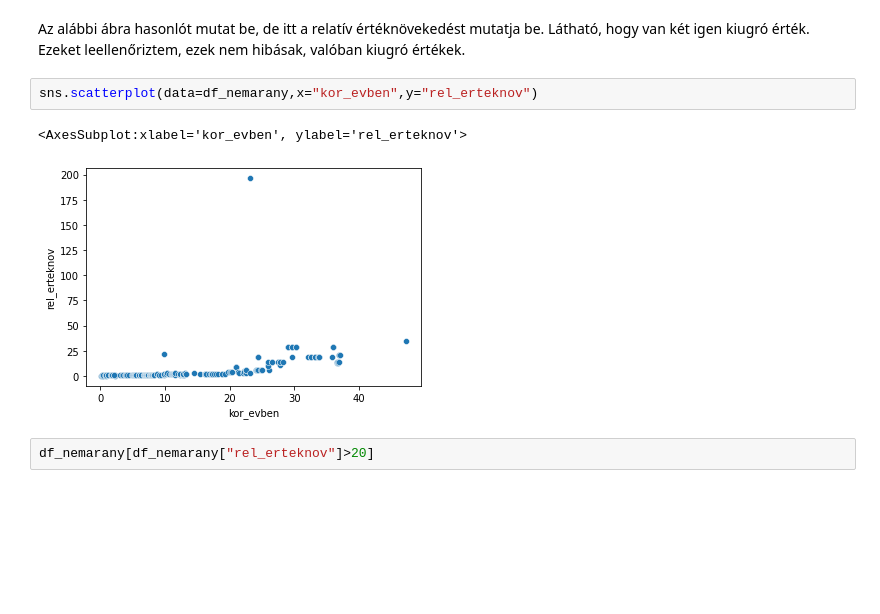
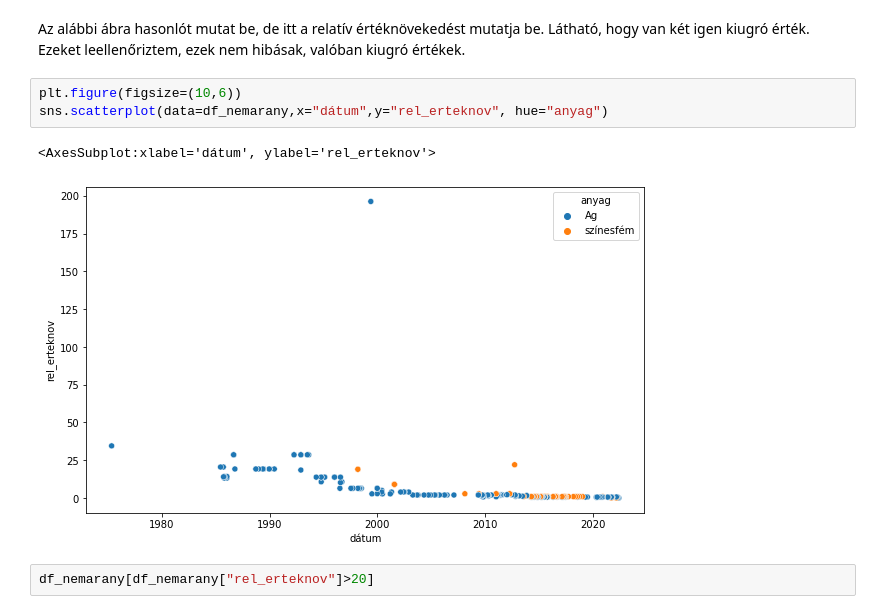
Before and after one commit to nmtks/penzvero_scrape, a Jupyter notebook: penzvero scrape adatvizu.ipynb, the cells around one changed output. Drawn from its saved outputs; the diff is of its cells as text; blank space fills up the shorter version.

```diff
--- a/penzvero scrape adatvizu.ipynb
+++ b/penzvero scrape adatvizu.ipynb
@@ -488,10 +509,11 @@ sns.scatterplot(data=df_nemarany,x="kor_evben",y="absz_erteknov")
 # %% [markdown]
 Az alábbi ábra hasonlót mutat be, de itt a relatív értéknövekedést mutatja be. Látható, hogy van két igen kiugró érték. Ezeket leellenőriztem, ezek nem hibásak, valóban kiugró értékek.
 # %%
-sns.scatterplot(data=df_nemarany,x="kor_evben",y="rel_erteknov")
+plt.figure(figsize=(10,6))
+sns.scatterplot(data=df_nemarany,x="dátum",y="rel_erteknov", hue="anyag")
 # %% [output]
-<AxesSubplot:xlabel='kor_evben', ylabel='rel_erteknov'>
+<AxesSubplot:xlabel='dátum', ylabel='rel_erteknov'>
-[figure, old version]
+[figure, new version]
 # %%
 df_nemarany[df_nemarany["rel_erteknov"]>20]
 # %% [output]
```
Also changed, not shown: parts of 8 cells of this notebook.
